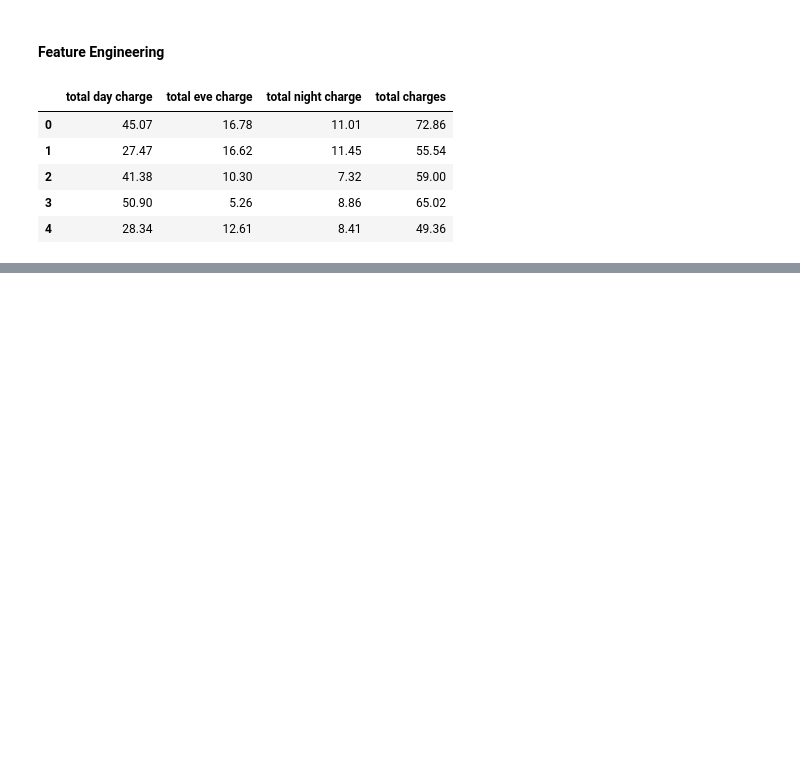
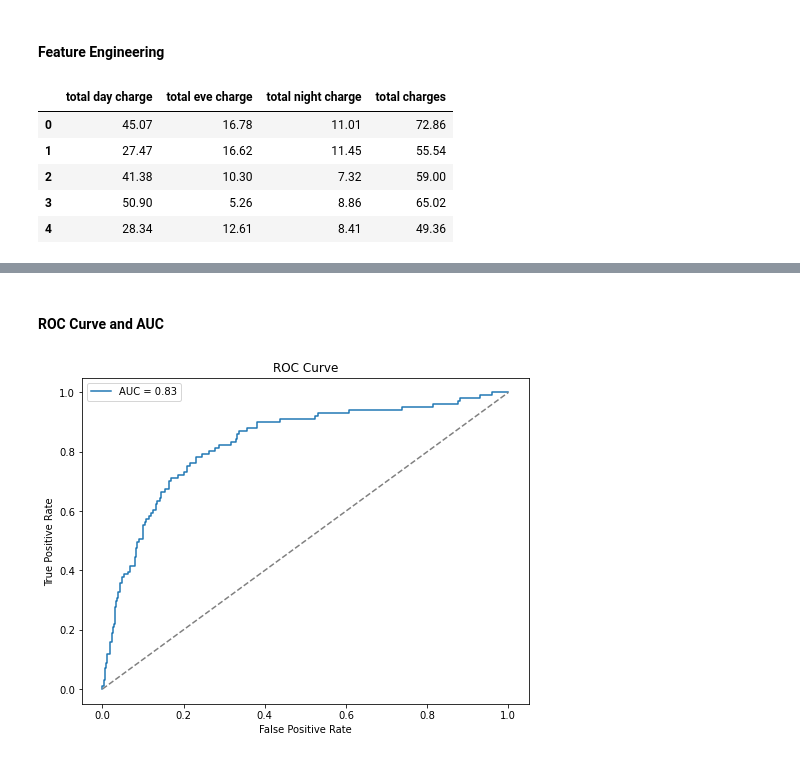
Before and after one commit to Mike101lab/Phase-3-Project-SyriaTel-Customer-Churn-Prediction-, a Jupyter notebook: SyriaTel-Customer-Churn-Prediction.ipynb, the cells around one changed output, grey strips where cells are left out. Cells and saved outputs as stored; diff of their text form; code cells hidden in the pictures; blank space fills up the shorter version.

```diff
--- a/SyriaTel-Customer-Churn-Prediction.ipynb
+++ b/SyriaTel-Customer-Churn-Prediction.ipynb
@@ -199,0 +196,10 @@ df.to_csv('cleaned_telecom_data.csv', index=False)
+# %%
+# Identifying categorical columns
+categorical_cols = X.select_dtypes(include=['object', 'bool']).columns
+print("Categorical columns:", categorical_cols)
+
+# Encode categorical variables
+X = pd.get_dummies(X, columns=categorical_cols, drop_first=True)
+
+# Display the first few rows of the encoded dataset
+X.head()
@@ -199,0 +322,21 @@ df.to_csv('cleaned_telecom_data.csv', index=False)
+# %% [markdown]
+#### ROC Curve and AUC
+# %%
+# Compute predicted probabilities for the positive class
+y_pred_proba = model.predict_proba(X_test)[:, 1]
+
+# Compute ROC curve and AUC
+fpr, tpr, thresholds = roc_curve(y_test, y_pred_proba)
+auc_score = roc_auc_score(y_test, y_pred_proba)
+
+# Plot the ROC curve
+plt.figure(figsize=(8, 6))
+plt.plot(fpr, tpr, label=f'AUC = {auc_score:.2f}')
+plt.plot([0, 1], [0, 1], linestyle='--', color='gray')
+plt.title('ROC Curve')
+plt.xlabel('False Positive Rate')
+plt.ylabel('True Positive Rate')
+plt.legend()
+plt.show()
+# %% [output]
+[figure, added]
```
Also changed, not shown: parts of 41 cells of this notebook, 1 other file.
